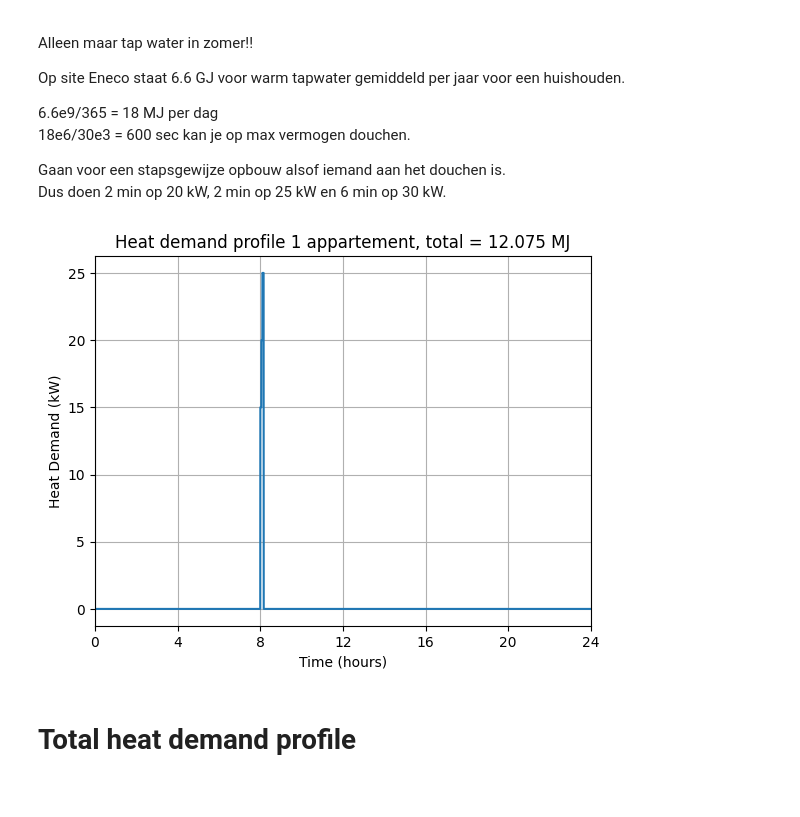
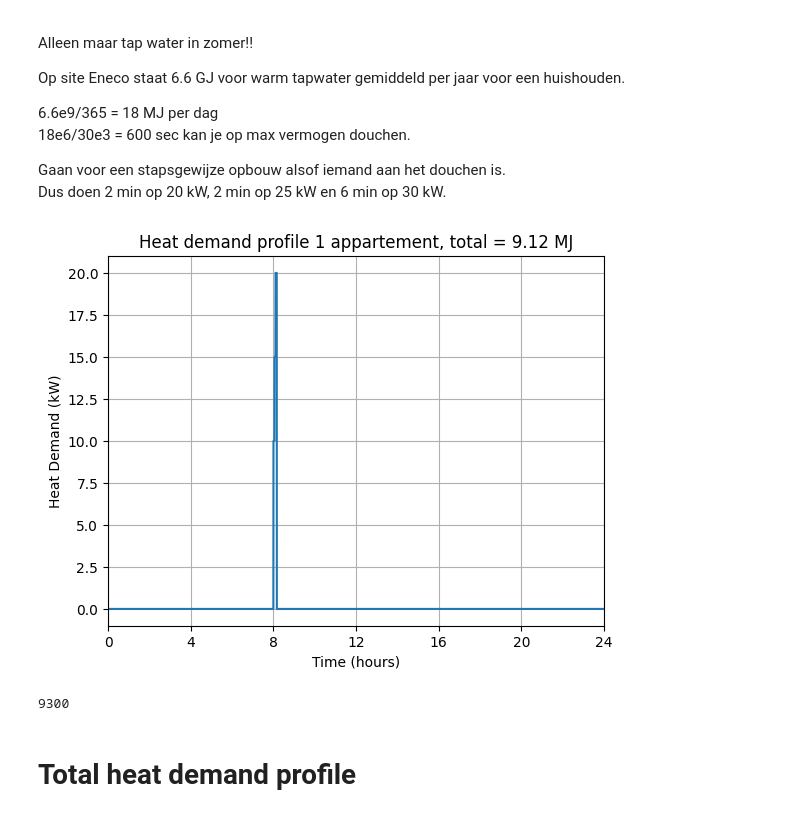
Before and after one commit to Pietervb2/thesis, a Jupyter notebook: obtain_realistic parameters.ipynb, the cells around one changed output. Drawn from its saved outputs; the diff is of its cells as text; code cells hidden in the pictures.

```diff
--- a/obtain_realistic parameters.ipynb
+++ b/obtain_realistic parameters.ipynb
@@ -127,39 +127,40 @@ Dus doen 2 min op 20 kW, 2 min op 25 kW en 6 min op 30 kW.
 # %%
 # Tijdas
 t = np.linspace(0, 24*3600, 24*3600)
 
 # Stapintervallen
-t1_start, t1_end = 8*3600, 8.05*3600
-t2_start, t2_end = t1_end, 8.1*3600
-t3_start, t3_end = t2_end, 8.164*3600
-
-# Hoogtes van de stappen
-h1, h2, h3 = 1.0, 2.0, 3.0
+t1_start, t1_end = 8*3600, 8.05*3600 # 3 min
+t2_start, t2_end = t1_end, 8.1*3600 # 3 min
+t3_start, t3_end = t2_end, 8.164*3600 #
 
 # Signaal (overal nul)
 y = np.zeros_like(t)
 
 # Drie blockgolven naast elkaar
-y[(t >= t1_start) & (t < t1_end)] = 15
-y[(t >= t2_start) & (t < t2_end)] = 20
-y[(t >= t3_start) & (t < t3_end)] = 25
+y[(t >= t1_start) & (t < t1_end)] = 10
+y[(t >= t2_start) & (t < t2_end)] = 15
+y[(t >= t3_start) & (t < t3_end)] = 20
 
 
 plt.plot(t, y)
 plt.title(f"Heat demand profile 1 appartement, total = {round(np.trapz(y, t)/1e3,3)} MJ")
 plt.xlabel("Time (hours)")
 plt.ylabel("Heat Demand (kW)")
 
 ax = plt.gca()
 ax.set_xlim(0, 24 * 3600)  # limits in seconds
 ticks_seconds = np.arange(0, 25, 4) * 3600
 ax.set_xticks(ticks_seconds)
 ax.set_xticklabels([f'{int(h)}' for h in np.arange(0, 25, 4)])
 
 plt.grid()
 plt.show()
 # %% [output]
-[figure, old version]
+[figure, new version]
+# %%
+(10*3+ 15*3 + 20*4)*60
+# %% [output]
+9300
 # %% [markdown]
 # Total heat demand profile
 # %%
```
Also changed, not shown: parts of 2 cells of this notebook, 8 other files.
